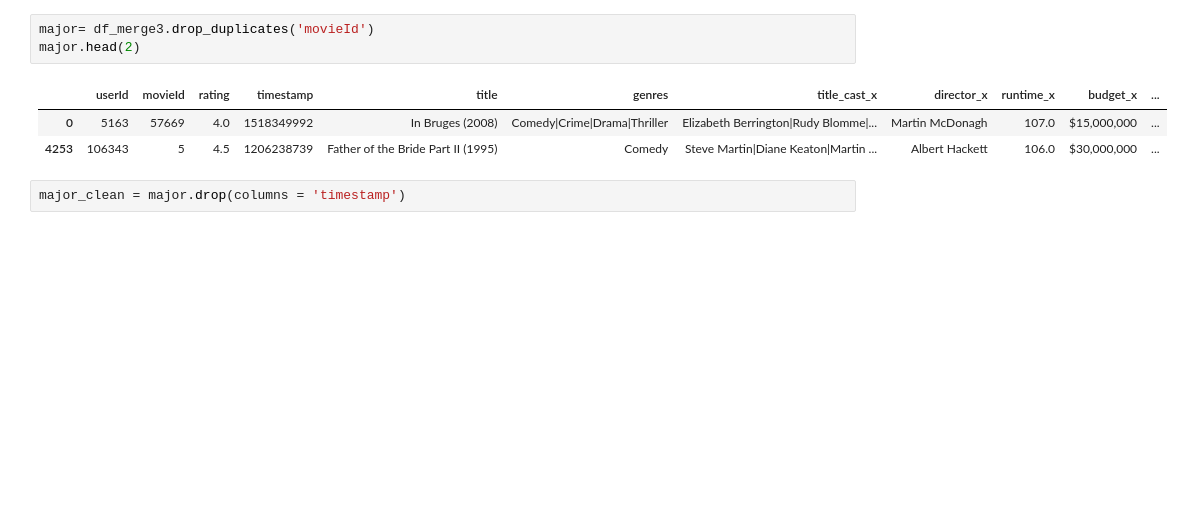
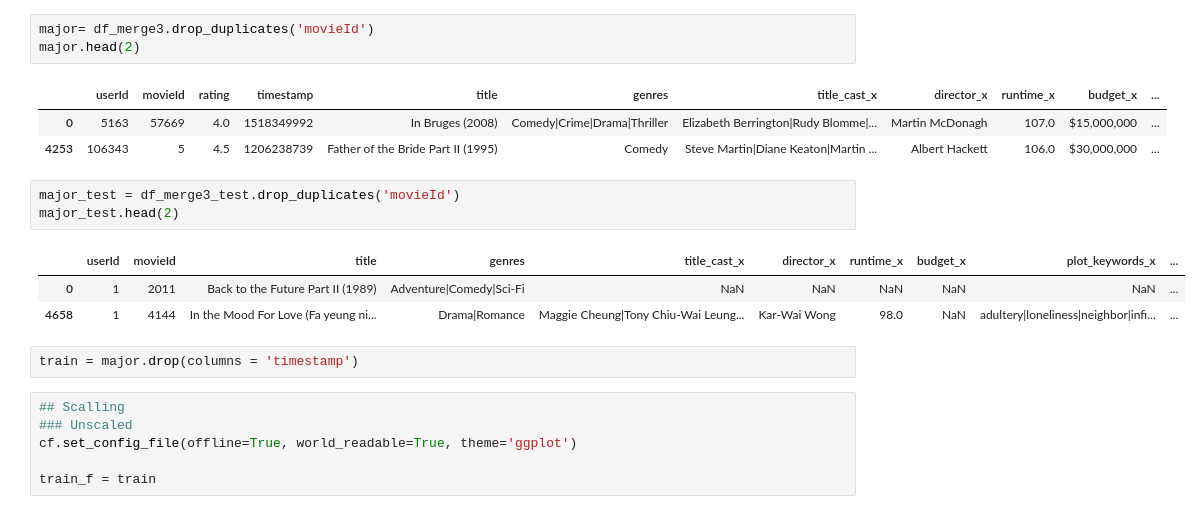
Before and after one commit to Leham-Greeves/JS7_Notebook_Reprository, a Jupyter notebook: unsupervised_learning_notebook_merged data.ipynb, the cells around one changed output. Saved outputs shown, nothing was run; the diff lists cells and outputs as text; blank space fills up the shorter version.

```diff
--- a/unsupervised_learning_notebook_merged data.ipynb
+++ b/unsupervised_learning_notebook_merged data.ipynb
@@ -226,5 +292,18 @@ major.head(2)
 |  | userId | movieId | rating | timestamp | title | genres | title_cast_x | director_x | runtime_x | budget_x | ... |
 | 0 | 5163 | 57669 | 4.0 | 1518349992 | In Bruges (2008) | Comedy|Crime|Drama|Thriller | Elizabeth Berrington|Rudy Blomme|... | Martin McDonagh | 107.0 | $15,000,000 | ... |
 | 4253 | 106343 | 5 | 4.5 | 1206238739 | Father of the Bride Part II (1995) | Comedy | Steve Martin|Diane Keaton|Martin ... | Albert Hackett | 106.0 | $30,000,000 | ... |
+# %%
+major_test = df_merge3_test.drop_duplicates('movieId')
+major_test.head(2)
+# %% [output]
+|  | userId | movieId | title | genres | title_cast_x | director_x | runtime_x | budget_x | plot_keywords_x | ... |
+| 0 | 1 | 2011 | Back to the Future Part II (1989) | Adventure|Comedy|Sci-Fi | NaN | NaN | NaN | NaN | NaN | ... |
+| 4658 | 1 | 4144 | In the Mood For Love (Fa yeung ni... | Drama|Romance | Maggie Cheung|Tony Chiu-Wai Leung... | Kar-Wai Wong | 98.0 | NaN | adultery|loneliness|neighbor|infi... | ... |
 # %%
-major_clean = major.drop(columns = 'timestamp')
+train = major.drop(columns = 'timestamp')
+# %%
+## Scalling
+### Unscaled
+cf.set_config_file(offline=True, world_readable=True, theme='ggplot')
+
+train_f = train
```
Also changed, not shown: parts of 39 cells of this notebook.
